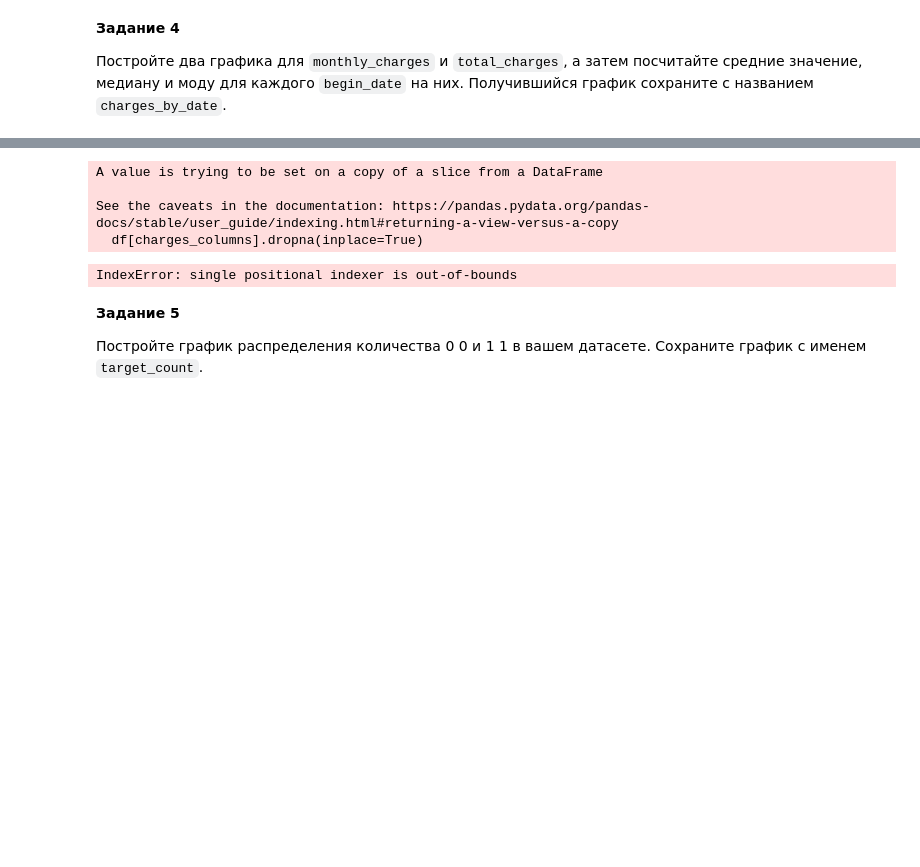
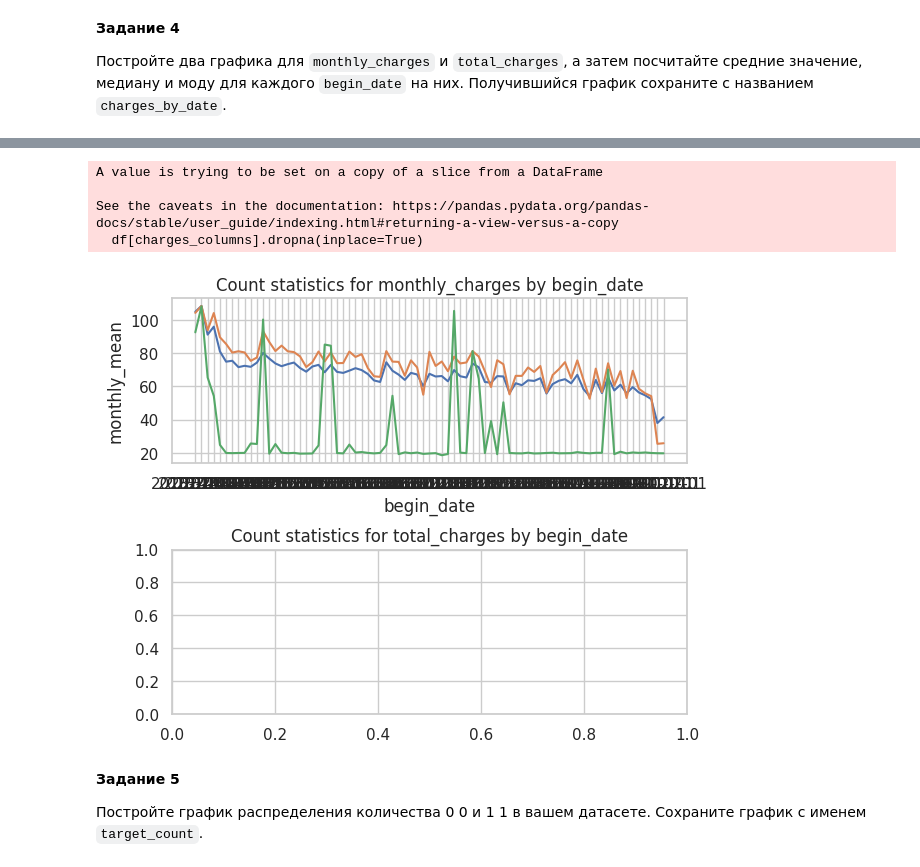
Before and after one commit to anyvol/mle-mlflow, a Jupyter notebook: eda.ipynb, the cells around one changed output, grey strips where cells are left out. Cells and saved outputs as stored; diff of their text form; code cells hidden in the pictures; blank space fills up the shorter version.

```diff
--- a/eda.ipynb
+++ b/eda.ipynb
@@ -0,0 +9,5 @@
+# %%
+import pandas as pd
+
+df = pd.read_csv('users_churn.csv')
+df.head()
@@ -191,40 +216,40 @@ charges_monthly_agg.columns = charges_monthly_agg.columns.droplevel()
 # переименование колонок для удобства восприятия
 charges_monthly_agg.columns = [x, "monthly_mean", "monthly_median", "monthly_mode"]
 
 # аналогично для общих платежей
-charges_total_agg = df[[x] + [charges_columns[1]]].groupby([x]).agg(stats).reset_index()
-charges_total_agg.columns = charges_total_agg.columns.droplevel()
-charges_total_agg.columns = [x, "total_mean", "total_median", "total_mode"]
+# charges_total_agg = df[[x] + [charges_columns[1]]].groupby([x]).agg(stats).reset_index()
+# charges_total_agg.columns = charges_total_agg.columns.droplevel()
+# charges_total_agg.columns = [x, "total_mean", "total_median", "total_mode"]
 
 # создание объекта для отображения графиков (2 графика вертикально)
 fig, axs = plt.subplots(2, 1)
 # настройка отступов между графиками
 fig.tight_layout(pad=2.5)
 # установка размера фигуры
 fig.set_size_inches(6.5, 5.5, forward=True)
 
 # построение линейных графиков для ежемесячных платежей
 sns.lineplot(charges_monthly_agg, ax=axs[0], x=x, y='monthly_mean')
 sns.lineplot(charges_monthly_agg, ax=axs[0], x=x, y='monthly_median')
 sns.lineplot(charges_monthly_agg, ax=axs[0], x=x, y='monthly_mode')
 # установка заголовка для верхнего графика
 axs[0].set_title(f"Count statistics for {charges_columns[0]} by {x}")
 
 # построение линейных графиков для общих платежей
-sns.lineplot(charges_total_agg, ax=axs[1], x=x, y='total_mean')
-sns.lineplot(charges_total_agg, ax=axs[1], x=x, y='total_median')
-sns.lineplot(charges_total_agg, ax=axs[1], x=x, y='total_mode')
+# sns.lineplot(charges_total_agg, ax=axs[1], x=x, y='total_mean')
+# sns.lineplot(charges_total_agg, ax=axs[1], x=x, y='total_median')
+# sns.lineplot(charges_total_agg, ax=axs[1], x=x, y='total_mode')
 # установка заголовка для нижнего графика
 axs[1].set_title(f"Count statistics for {charges_columns[1]} by {x}")
 
 # сохранение графика в файл
 plt.savefig(os.path.join(ASSETS_DIR, 'charges_by_date'))
 # %% [output]
 A value is trying to be set on a copy of a slice from a DataFrame
 
 See the caveats in the documentation: https://pandas.pydata.org/pandas-docs/stable/user_guide/indexing.html#returning-a-view-versus-a-copy
   df[charges_columns].dropna(inplace=True)
-IndexError: single positional indexer is out-of-bounds
+[figure, added]
 # %% [markdown]
 **Задание 5**
 
```
Also changed, not shown: parts of 12 cells of this notebook, 42 other files.
